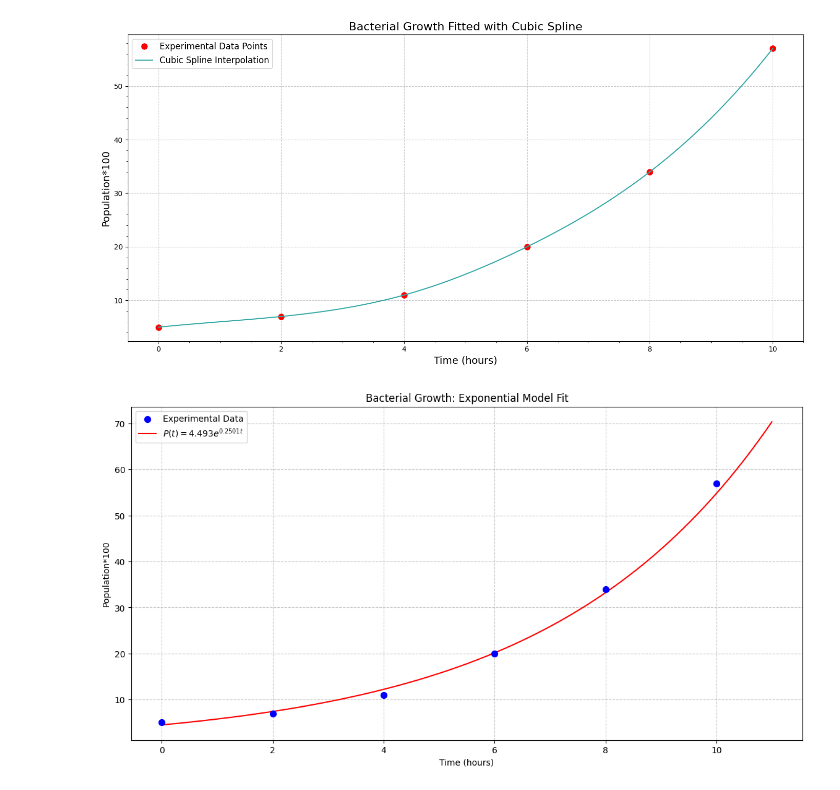
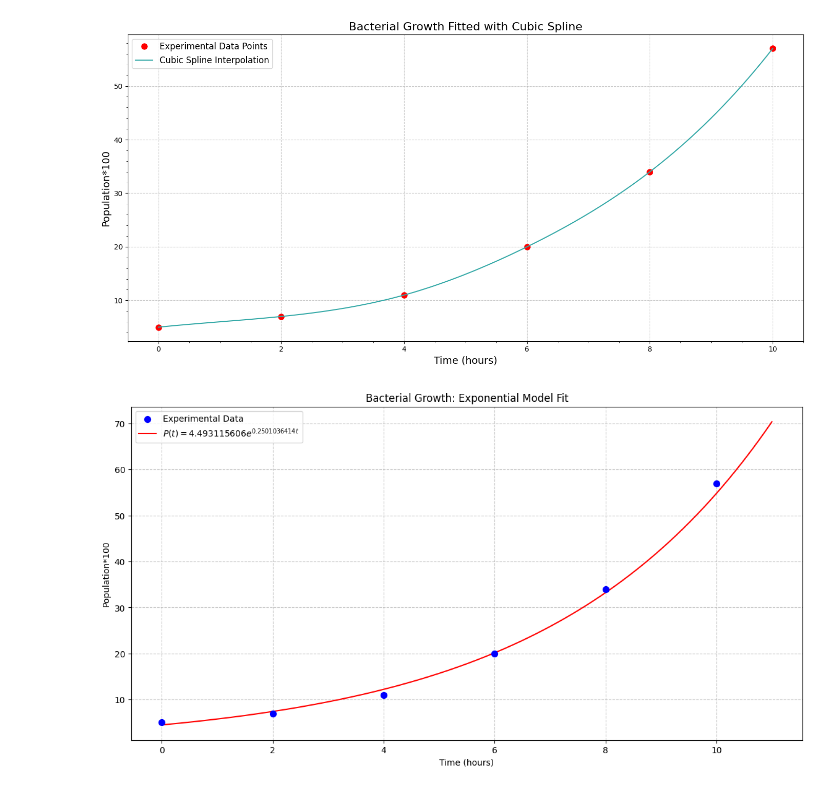
Before and after one commit to ismia-shin/IUB-MAT451, a Jupyter notebook: Assignment-01/solutions/Question2.ipynb, the cells around one changed output. Cells and saved outputs as stored; diff of their text form; code cells hidden in the pictures.

```diff
--- a/Assignment-01/solutions/Question2.ipynb
+++ b/Assignment-01/solutions/Question2.ipynb
@@ -96,33 +96,33 @@ plt.show()
 # %%
 import numpy as np
 import matplotlib.pyplot as plt
 
 # Real Data
 t_data = np.array([0, 2, 4, 6, 8, 10])
 P_data = np.array([5, 7, 11, 20, 34, 57])
 
 # Fitted Equation Parameters
-C = 4.493
-k = 0.2501
+C = 4.493115606
+k = 0.2501036414
 
 # Define the exponential function
 def exponential_model(t, C, k):
     return C * np.exp(k * t)
 
 t_curve = np.linspace(0, 11, 1000)
 P_curve = exponential_model(t_curve, C, k)
 
 
 plt.figure(figsize=(14, 7))
 plt.scatter(t_data, P_data, color='blue', zorder=5, label='Experimental Data', marker='o', s=50)
 plt.plot(t_curve, P_curve, color='red', label=f'$P(t) = {C}e^{{{k}t}}$')
 
 plt.title('Bacterial Growth: Exponential Model Fit')
 plt.xlabel('Time (hours)')
 plt.ylabel('Population*100')
 plt.legend()
 plt.grid(True, linestyle='--', alpha=0.7)
 
 plt.show()
 # %% [output]
-[figure, old version]
+[figure, new version]
```
Also changed, not shown: 7 other files.
